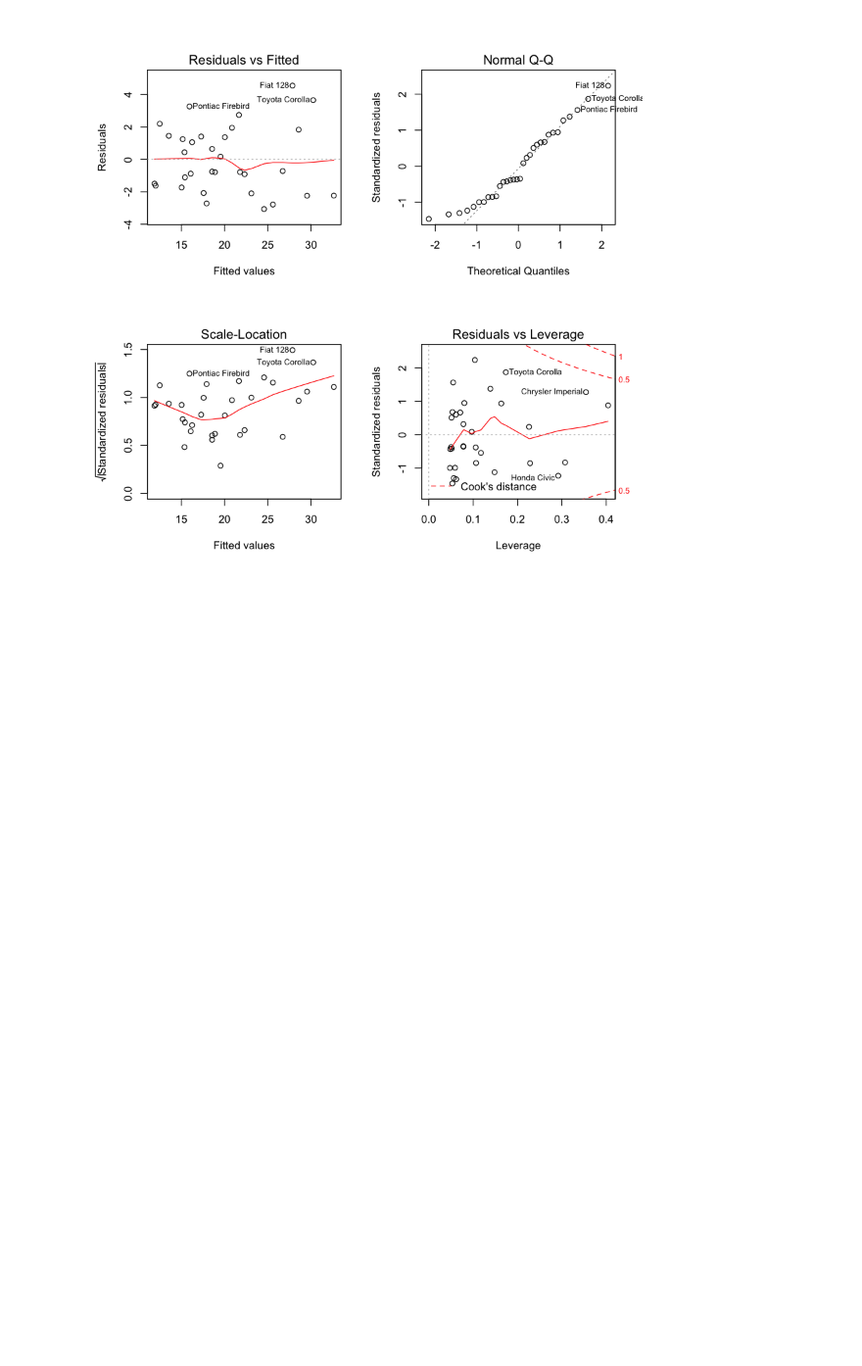
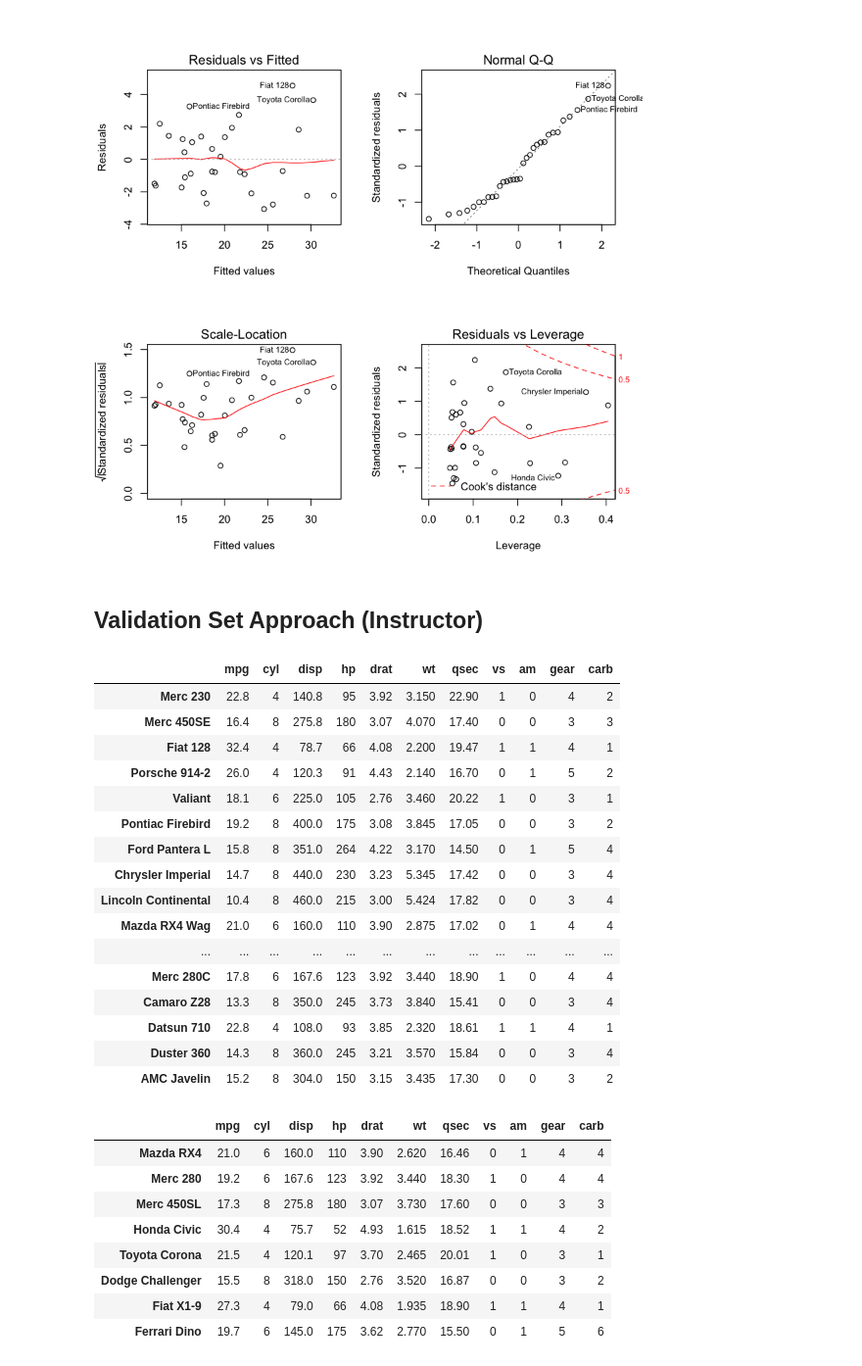
Before and after one commit to edkrueger/r-regression-labs, a Jupyter notebook: mtcars.ipynb, the cells around one changed output. Shown at 98% size. Drawn from its saved outputs; the diff is of its cells as text; code cells hidden in the pictures; blank space fills up the shorter version.

Commit message:
Add validation set approach student.

```diff
--- a/mtcars.ipynb
+++ b/mtcars.ipynb
@@ -516,3 +516,26 @@ par(mfrow=c(2, 2))
 plot(lm_hp_wt_i)
 # %% [output]
 [figure]
+# %% [markdown]
+## Validation Set Approach (Instructor)
+# %%
+# make a function to split the data into a training set and a validation set
+test_train_split = function(data, test_size=.25){
+
+    # the the number of observations in the data
+    n_obs = dim(mtcars)[1]
+
+    # find the number of training observations by rounding up
+    n_train_obs = ceiling(n_obs * (1 - test_size))
+
+    # get the train indexes
+    train_idx = sample(n_obs, n_train_obs)
+
+    # split the data
+    train = data[train_idx, ]
+    test = data[-train_idx, ]
+
+    # return the result
+    result = list(train, test)
+    return(result)
+}
@@ -518,0 +549,35 @@ plot(lm_hp_wt_i)
+# %%
+# split the data
+set.seed(1)
+result = test_train_split(mtcars)
+train_data = data.frame(result[1])
+test_data = data.frame(result[2])
+train_data
+test_data
+# %% [output]
+|  | mpg | cyl | disp | hp | drat | wt | qsec | vs | am | gear | carb |
+| Merc 230 | 22.8 | 4 | 140.8 | 95 | 3.92 | 3.150 | 22.90 | 1 | 0 | 4 | 2 |
+| Merc 450SE | 16.4 | 8 | 275.8 | 180 | 3.07 | 4.070 | 17.40 | 0 | 0 | 3 | 3 |
+| Fiat 128 | 32.4 | 4 | 78.7 | 66 | 4.08 | 2.200 | 19.47 | 1 | 1 | 4 | 1 |
+| Porsche 914-2 | 26.0 | 4 | 120.3 | 91 | 4.43 | 2.140 | 16.70 | 0 | 1 | 5 | 2 |
+| Valiant | 18.1 | 6 | 225.0 | 105 | 2.76 | 3.460 | 20.22 | 1 | 0 | 3 | 1 |
+| Pontiac Firebird | 19.2 | 8 | 400.0 | 175 | 3.08 | 3.845 | 17.05 | 0 | 0 | 3 | 2 |
+| Ford Pantera L | 15.8 | 8 | 351.0 | 264 | 4.22 | 3.170 | 14.50 | 0 | 1 | 5 | 4 |
+| Chrysler Imperial | 14.7 | 8 | 440.0 | 230 | 3.23 | 5.345 | 17.42 | 0 | 0 | 3 | 4 |
+| Lincoln Continental | 10.4 | 8 | 460.0 | 215 | 3.00 | 5.424 | 17.82 | 0 | 0 | 3 | 4 |
+| Mazda RX4 Wag | 21.0 | 6 | 160.0 | 110 | 3.90 | 2.875 | 17.02 | 0 | 1 | 4 | 4 |
+| ... | ... | ... | ... | ... | ... | ... | ... | ... | ... | ... | ... |
+| Merc 280C | 17.8 | 6 | 167.6 | 123 | 3.92 | 3.440 | 18.90 | 1 | 0 | 4 | 4 |
+| Camaro Z28 | 13.3 | 8 | 350.0 | 245 | 3.73 | 3.840 | 15.41 | 0 | 0 | 3 | 4 |
+| Datsun 710 | 22.8 | 4 | 108.0 | 93 | 3.85 | 2.320 | 18.61 | 1 | 1 | 4 | 1 |
+| Duster 360 | 14.3 | 8 | 360.0 | 245 | 3.21 | 3.570 | 15.84 | 0 | 0 | 3 | 4 |
+| AMC Javelin | 15.2 | 8 | 304.0 | 150 | 3.15 | 3.435 | 17.30 | 0 | 0 | 3 | 2 |
+|  | mpg | cyl | disp | hp | drat | wt | qsec | vs | am | gear | carb |
+| Mazda RX4 | 21.0 | 6 | 160.0 | 110 | 3.90 | 2.620 | 16.46 | 0 | 1 | 4 | 4 |
+| Merc 280 | 19.2 | 6 | 167.6 | 123 | 3.92 | 3.440 | 18.30 | 1 | 0 | 4 | 4 |
+| Merc 450SL | 17.3 | 8 | 275.8 | 180 | 3.07 | 3.730 | 17.60 | 0 | 0 | 3 | 3 |
+| Honda Civic | 30.4 | 4 | 75.7 | 52 | 4.93 | 1.615 | 18.52 | 1 | 1 | 4 | 2 |
+| Toyota Corona | 21.5 | 4 | 120.1 | 97 | 3.70 | 2.465 | 20.01 | 1 | 0 | 3 | 1 |
+| Dodge Challenger | 15.5 | 8 | 318.0 | 150 | 2.76 | 3.520 | 16.87 | 0 | 0 | 3 | 2 |
+| Fiat X1-9 | 27.3 | 4 | 79.0 | 66 | 4.08 | 1.935 | 18.90 | 1 | 1 | 4 | 1 |
+| Ferrari Dino | 19.7 | 6 | 145.0 | 175 | 3.62 | 2.770 | 15.50 | 0 | 1 | 5 | 6 |
```
Also changed, not shown: parts of 8 cells of this notebook.
